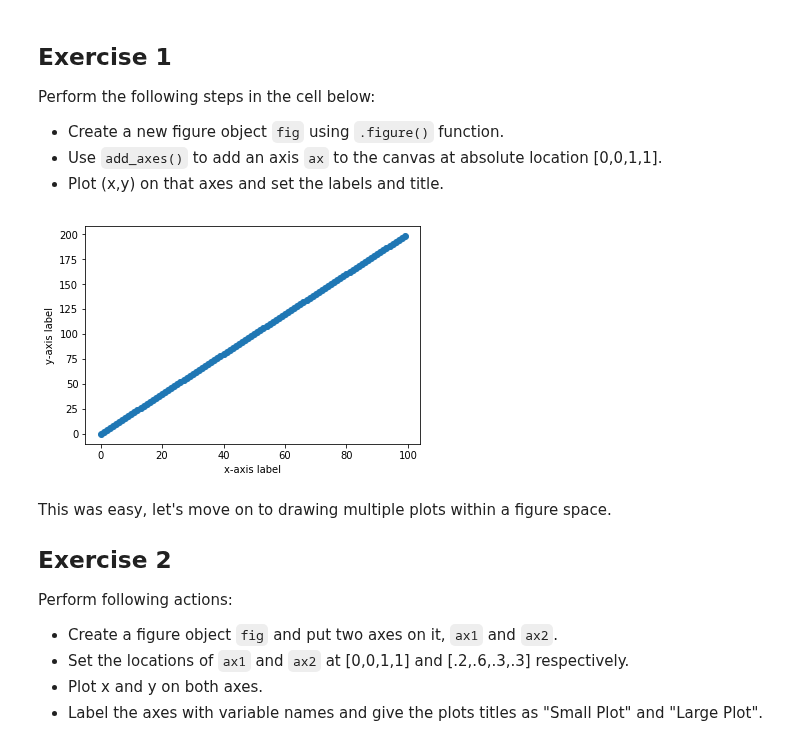
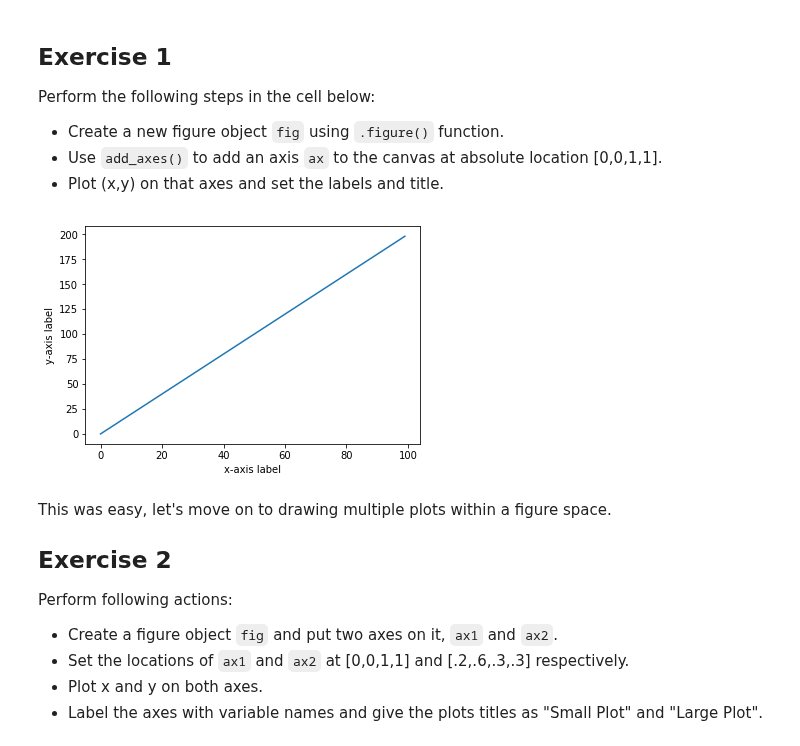
Before and after one commit to jnawjux/dsc-1-03-13-customizing-visualizations-with-matplotlib-lab-seattle-ds-career-040119, a Jupyter notebook: index.ipynb, the cells around one changed output. Saved outputs shown, nothing was run; the diff lists cells and outputs as text; code cells hidden in the pictures.

```diff
--- a/index.ipynb
+++ b/index.ipynb
@@ -64,13 +64,12 @@ Perform the following steps in the cell below:
 # %%
 fun = plt.figure()
 fun.add_axes(ax= [0,0,1,1])
-plt.plot
-(x,y)
+plt.plot(x,y)
 plt.xlabel('x-axis label')
 plt.ylabel('y-axis label')
 plt.show()
 # %% [output]
-[figure, old version]
+[figure, new version]
 # %% [markdown]
 This was easy, let's move on to drawing multiple plots within a figure space.
 
```
